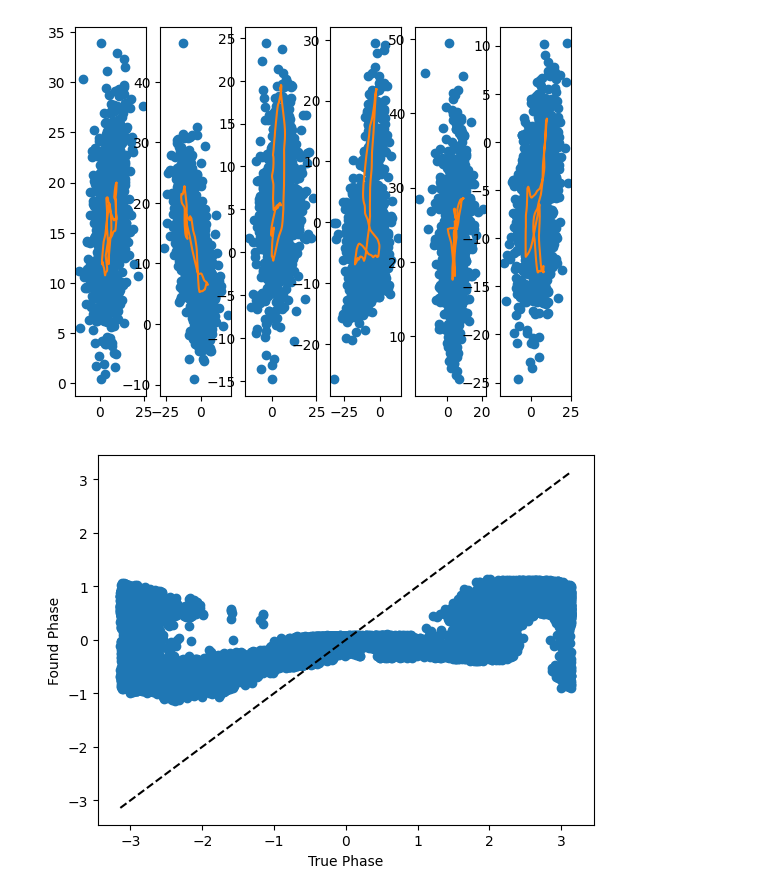
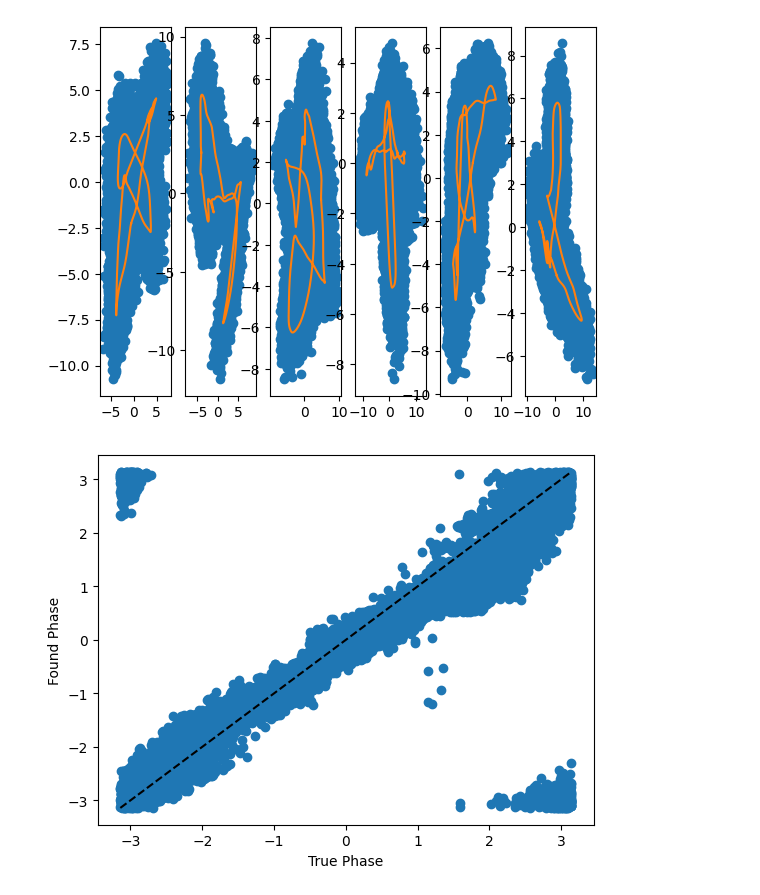
Before and after one commit to trevormccrt/dmd, a Jupyter notebook: manifold_encoder_decoder/examples/ring_data_decoding.ipynb, the cells around one changed output. Drawn from its saved outputs; the diff is of its cells as text; code cells hidden in the pictures.

Commit message:
can decode exp data!

```diff
--- a/manifold_encoder_decoder/examples/ring_data_decoding.ipynb
+++ b/manifold_encoder_decoder/examples/ring_data_decoding.ipynb
@@ -24,11 +13,19 @@ normed_rates = rates/np.mean(np.abs(rates))
+# %%
+data_dir = "/home/trevor/manifold_test_data/experimental_ring_data"
+data = np.squeeze(np.load(os.path.join(data_dir, "encoded_points.npy")))
+angles = np.load(os.path.join(data_dir, "true_phases.npy"))
+# %%
+pca_instance = decomposition.PCA(n_components=10)
+proj_data = pca_instance.fit_transform(np.sqrt(data))
+normed_rates = proj_data/np.mean(np.abs(proj_data))
 # %%
-decoder_hidden_size = 2500
-encoder_hidden_size = decoder_hidden_size
+decoder_hidden_size = 1000
+encoder_hidden_size = int(1.5 * decoder_hidden_size)
 decoder_n_hidden = 2
 encoder_n_hidden = decoder_n_hidden
 # %%
 import importlib
 importlib.reload(s1_direct_product_decoder)
 encoder, decoder = s1_direct_product_decoder.train(data=normed_rates, manifold_dim=1, device=device,
-                                                   n_training_iterations=3000, decoder_weight=10, order_red_weight=0.1, batch_size=50, encoder_hidden_dim=encoder_hidden_size, encoder_n_hidden=encoder_n_hidden, decoder_hidden_dim=decoder_hidden_size, decoder_n_hidden=decoder_n_hidden, layer_nonlin=torch.nn.ReLU)
+                                                   n_training_iterations=3000, decoder_weight=10, order_red_weight=0.1, batch_size=50, encoder_hidden_dim=encoder_hidden_size, encoder_n_hidden=encoder_n_hidden, decoder_hidden_dim=decoder_hidden_size, decoder_n_hidden=decoder_n_hidden, layer_nonlin=torch.nn.Tanh)
 # %% [output]
@@ -64,13 +61,13 @@ with torch.no_grad():
 test_embedding = test_embedding.cpu().numpy()
 projected_test_embedding = np.einsum("bk, ijk -> bij", test_embedding, normed_proj)
 # %%
-data_plot_density = 50
+data_plot_density = 1
 fig, axs = plt.subplots(ncols=n_projections)
 for i in range(n_projections):
     axs[i].scatter(projected_data[::data_plot_density, i, 0], projected_data[::data_plot_density, i, 1], color="C0")
     axs[i].plot(projected_test_embedding[:, i, 0], projected_test_embedding[:, i, 1], color="C1")
 # %% [output]
-[figure, old version]
+[figure, new version]
 # %%
 with torch.no_grad():
     decoded_points, decoded_angles = decoder(torch.tensor(normed_rates, dtype=torch.get_default_dtype()).to(device))
@@ -99,4 +96,4 @@ not_nan_preds = predicted_phases[not_nan_angle_idx]
 fig, axs = plt.subplots()
 refd_pred, refd_data = compare_to_ground_truth(not_nan_preds, not_nan_angles, axs)
 # %% [output]
-[figure, old version]
+[figure, new version]
```
Also changed, not shown: parts of 5 cells of this notebook.
